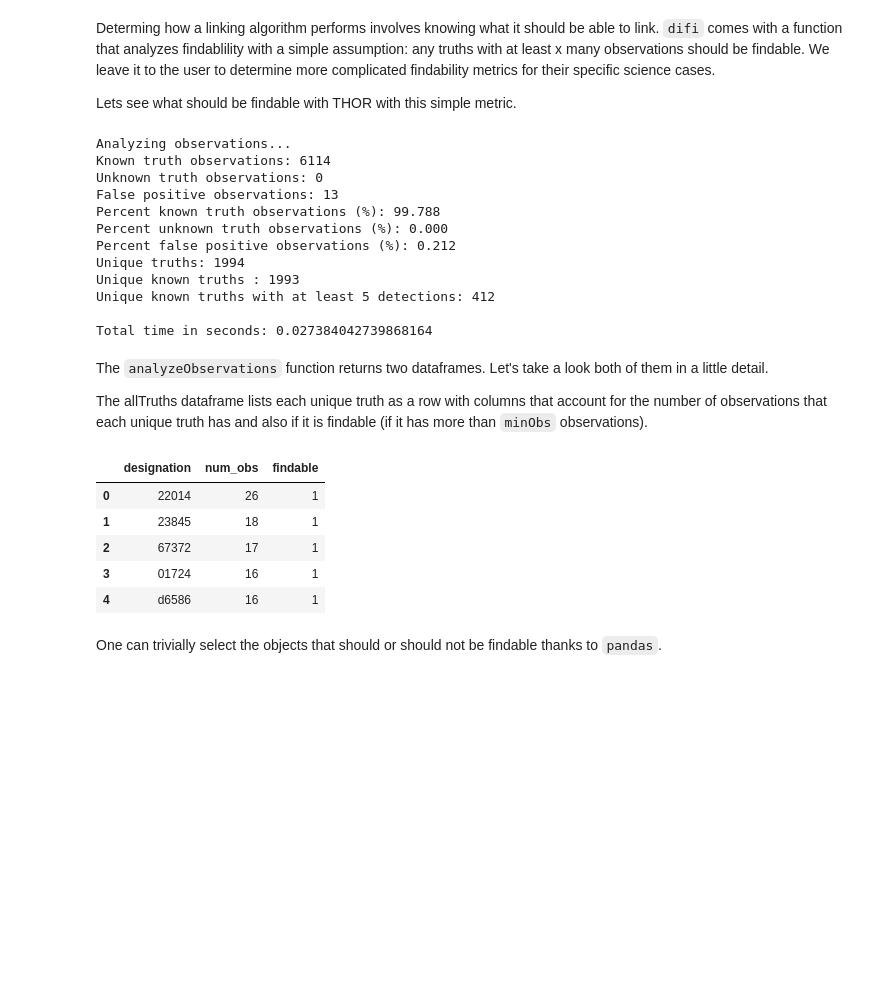
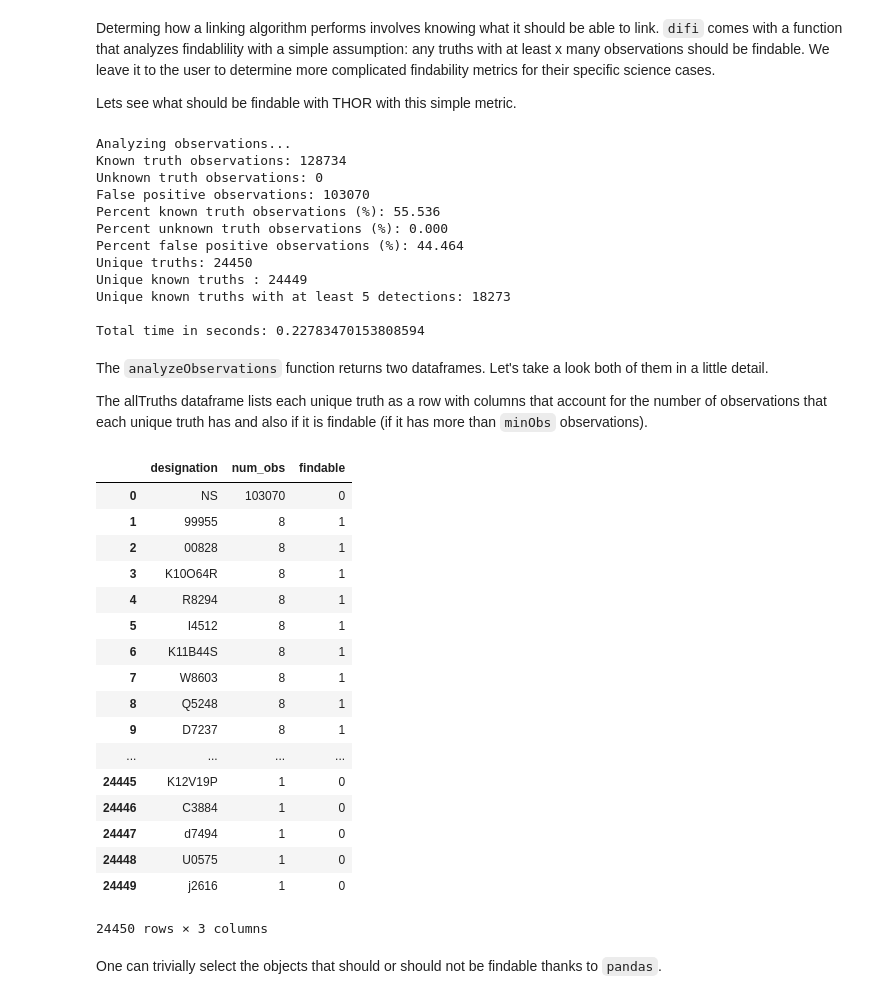
Before and after one commit to moeyensj/difi, a Jupyter notebook: examples/example_thor.ipynb, the cells around one changed output. Saved outputs shown, nothing was run; the diff lists cells and outputs as text; code cells hidden in the pictures; blank space fills up the shorter version.

```diff
--- a/examples/example_thor.ipynb
+++ b/examples/example_thor.ipynb
@@ -100,7 +118,7 @@ So lets define a dictionary that tells `difi` what columns to use for this infor
 columnMapping = {
     # difi column name : data column name
     "linkage_id" : "cluster_id",
-    "obs_id" : "obs_id",
+    "obs_id" : "obsId",
     "truth" : "designation"
 }
 # %% [markdown]
@@ -113,35 +131,47 @@ Lets see what should be findable with THOR with this simple metric.
 allTruths, summary = difi.analyzeObservations(observations,
                                               minObs=5,
                                               unknownIDs=[],
-                                              falsePositiveIDs=["-1"],
+                                              falsePositiveIDs=["NS"],
                                               verbose=True,
                                               columnMapping=columnMapping)
 # %% [output]
 Analyzing observations...
-Known truth observations: 6114
+Known truth observations: 128734
 Unknown truth observations: 0
-False positive observations: 13
-Percent known truth observations (%): 99.788
+False positive observations: 103070
+Percent known truth observations (%): 55.536
 Percent unknown truth observations (%): 0.000
-Percent false positive observations (%): 0.212
-Unique truths: 1994
-Unique known truths : 1993
-Unique known truths with at least 5 detections: 412
+Percent false positive observations (%): 44.464
+Unique truths: 24450
+Unique known truths : 24449
+Unique known truths with at least 5 detections: 18273
 
-Total time in seconds: 0.027384042739868164
+Total time in seconds: 0.22783470153808594
 # %% [markdown]
 The `analyzeObservations` function returns two dataframes. Let's take a look both of them in a little detail.
 
 The allTruths dataframe lists each unique truth as a row with columns that account for the number of observations that each unique truth has and also if it is findable (if it has more than `minObs` observations).
 # %%
-allTruths.head()
+allTruths
 # %% [output]
 |  | designation | num_obs | findable |
-| 0 | 22014 | 26 | 1 |
-| 1 | 23845 | 18 | 1 |
-| 2 | 67372 | 17 | 1 |
-| 3 | 01724 | 16 | 1 |
-| 4 | d6586 | 16 | 1 |
+| 0 | NS | 103070 | 0 |
+| 1 | 99955 | 8 | 1 |
+| 2 | 00828 | 8 | 1 |
+| 3 | K10O64R | 8 | 1 |
+| 4 | R8294 | 8 | 1 |
+| 5 | I4512 | 8 | 1 |
+| 6 | K11B44S | 8 | 1 |
+| 7 | W8603 | 8 | 1 |
+| 8 | Q5248 | 8 | 1 |
+| 9 | D7237 | 8 | 1 |
+| ... | ... | ... | ... |
+| 24445 | K12V19P | 1 | 0 |
+| 24446 | C3884 | 1 | 0 |
+| 24447 | d7494 | 1 | 0 |
+| 24448 | U0575 | 1 | 0 |
+| 24449 | j2616 | 1 | 0 |
+24450 rows × 3 columns
 # %% [markdown]
 One can trivially select the objects that should or should not be findable thanks to `pandas`.
 # %%
```
Also changed, not shown: parts of 15 cells of this notebook, 5 other files.
